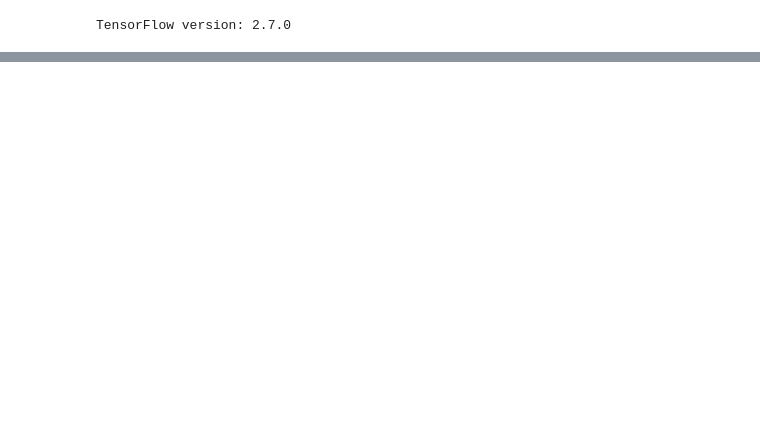
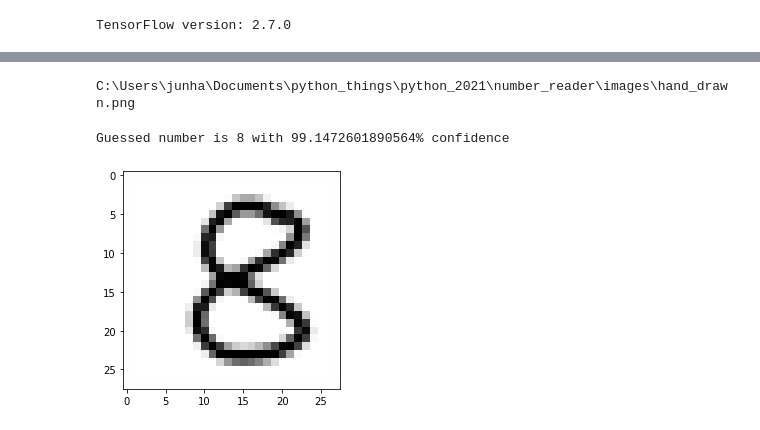
Before and after one commit to jhmarkkk/number_reader, a Jupyter notebook: number_reader_tensorflow.ipynb, the cells around one changed output, grey strips where cells are left out. Cells and saved outputs as stored; diff of their text form; code cells hidden in the pictures; blank space fills up the shorter version.

Commit message:
Model works, pretty good accuracy
- Live data works pretty well
- Don't draw on left side of sketchpad unless you want it to guess 7
- Added comments

```diff
--- a/number_reader_tensorflow.ipynb
+++ b/number_reader_tensorflow.ipynb
@@ -42,5 +43,6 @@ model.compile(optimizer='adam',
               loss=loss_fn,
               metrics=['accuracy'])
 # %%
-model.fit(x_train, y_train, epochs=5)
+model.fit(x_train, y_train, epochs=10)
+#This is the part where it trains the model. x_train is the training images in numpy array, y_train is the answers
 # %% [output]
@@ -135,0 +133,16 @@ img = tf.keras.utils.load_img(
+# %%
+from PIL import ImageGrab
+
+#use to check path
+print(os.getcwd() + '\images\hand_drawn.png')
+import pathlib
+drawn_image_path = pathlib.Path(os.getcwd() + r'\images\hand_drawn\user_drawing.png')
+
+def screenshot(widget):
+    x=root.winfo_rootx()+widget.winfo_x()
+    y=root.winfo_rooty()+widget.winfo_y()
+    x1=x+widget.winfo_width()
+    y1=y+widget.winfo_height()
+    ImageGrab.grab((x,y,x1,y1)).resize((28,28)).save(drawn_image_path, format='PNG')
+# %% [output]
+C:\Users\junha\Documents\python_things\python_2021\number_reader\images\hand_drawn.png
@@ -135,0 +191,21 @@ img = tf.keras.utils.load_img(
+# %%
+
+import PIL
+
+drawn_image = tf.keras.utils.load_img(
+    drawn_image_path, target_size=(28, 28), color_mode='grayscale')
+drawn_image = PIL.ImageOps.invert(drawn_image)
+drawn_image = np.array(drawn_image) / 255.0
+
+drawn_img_array = tf.keras.utils.img_to_array(drawn_image)
+drawn_img_array = tf.expand_dims(drawn_img_array, 0)
+
+predictions = model(drawn_img_array, training=False)
+print('Guessed number is {} with {}% confidence'.format(np.argmax(predictions[0]), max(tf.nn.softmax(predictions).numpy()[0])*100))
+# print(tf.nn.softmax(predictions).numpy())
+
+plt.imshow(drawn_image, cmap=plt.cm.binary)
+plt.show()
+# %% [output]
+Guessed number is 8 with 99.1472601890564% confidence
+[figure, added]
```
Also changed, not shown: parts of 13 cells of this notebook, 2 other files.
